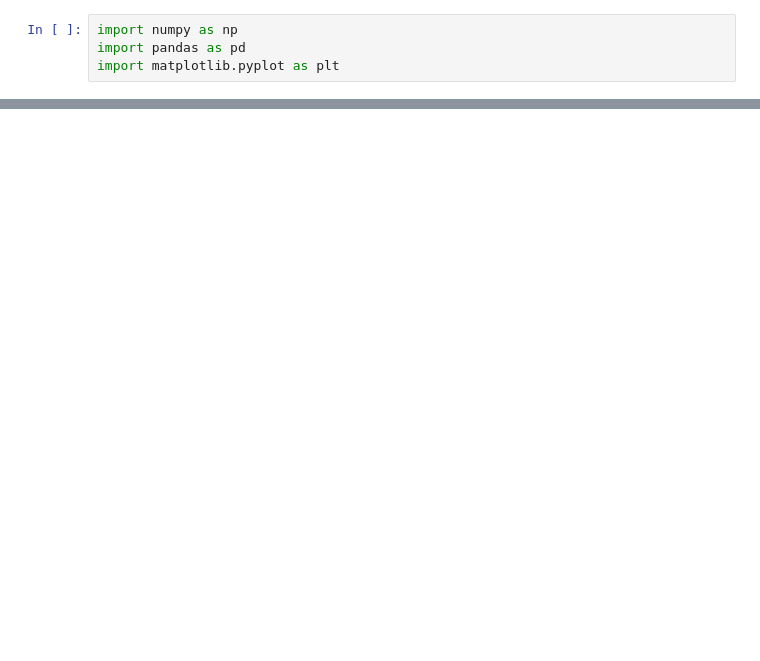
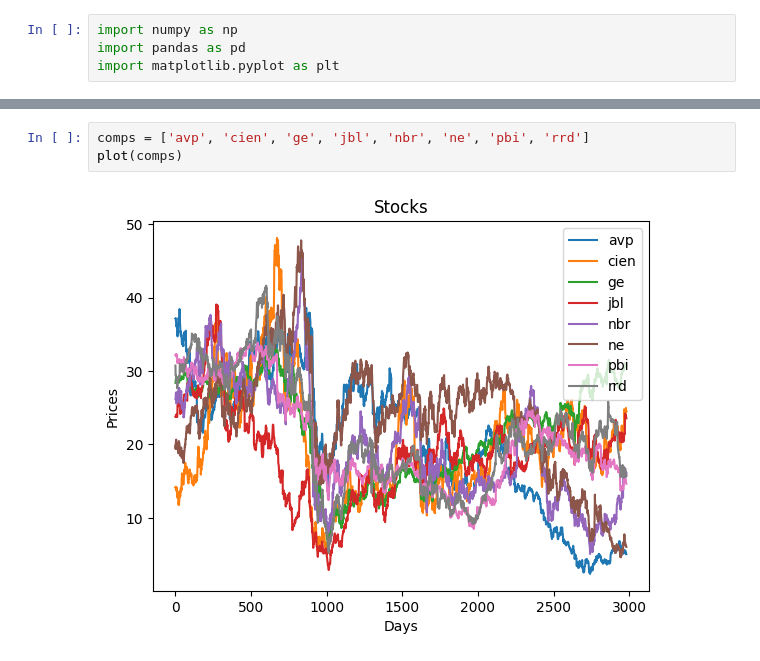
Before and after one commit to carlaMorral/Project-Stock-Market, a Jupyter notebook: clustering/plot_series.ipynb, the cells around one changed output, grey strips where cells are left out. Drawn from its saved outputs; the diff is of its cells as text; blank space fills up the shorter version.

```diff
--- a/clustering/plot_series.ipynb
+++ b/clustering/plot_series.ipynb
@@ -26,0 +36,5 @@ plt.show()
+# %%
+comps = ['avp', 'cien', 'ge', 'jbl', 'nbr', 'ne', 'pbi', 'rrd']
+plot(comps)
+# %% [output]
+[figure, added]
```
Also changed, not shown: parts of 8 cells of this notebook, 2 other files.
